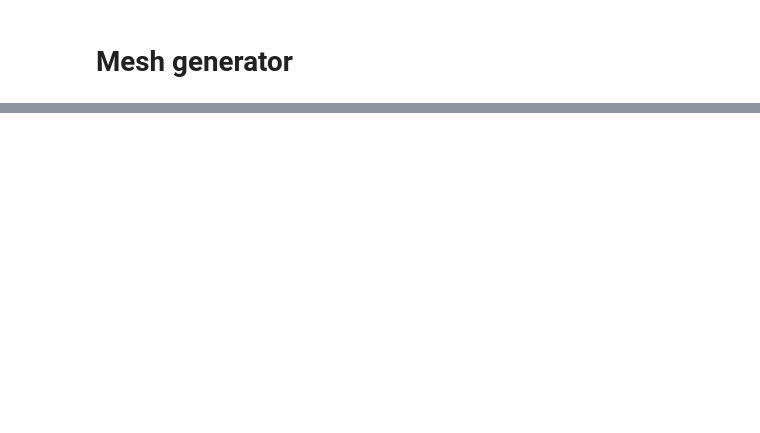
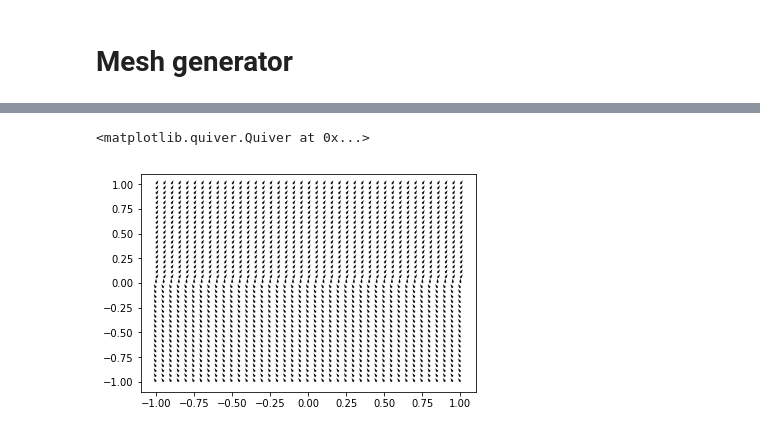
Before and after one commit to chiqunz/point_defect, a Jupyter notebook: Mesh Generator.ipynb, the cells around one changed output, grey strips where cells are left out. Saved outputs shown, nothing was run; the diff lists cells and outputs as text; code cells hidden in the pictures; blank space fills up the shorter version.

```diff
--- a/Mesh Generator.ipynb
+++ b/Mesh Generator.ipynb
@@ -50,0 +75,12 @@ array([[  0.,   1.,  23.,  22.],
+# %%
+k = np.zeros(coords.shape)
+k[:,1] = 1
+k[coords[:,1]<0, 0] = np.cos(2*np.pi/3)
+k[coords[:,1]<0, 1] = np.sin(2*np.pi/3)
+k[coords[:,1]>0, 0] = -np.cos(2*np.pi/3)
+k[coords[:,1]>0, 1] = np.sin(2*np.pi/3)
+# %%
+plt.quiver(coords[:,0], coords[:,1], k[:,0], k[:,1])
+# %% [output]
+<matplotlib.quiver.Quiver at 0x...>
+[figure, added]
```
Also changed, not shown: parts of 16 cells of this notebook, 13 other files.
